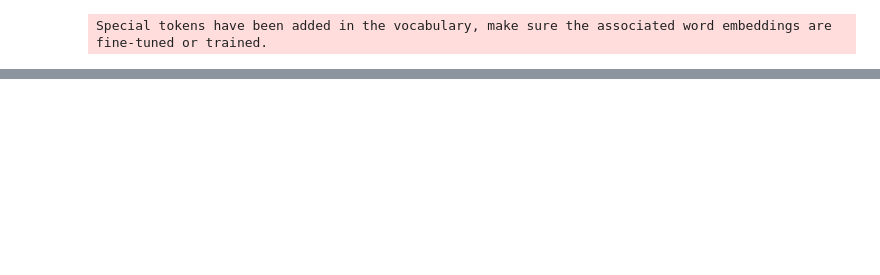
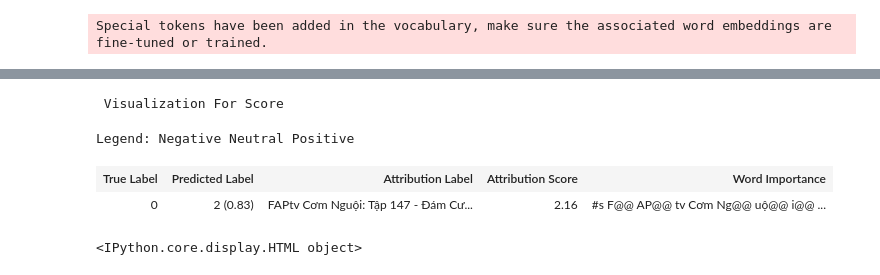
Before and after one commit to tu-leminh/Thesis2019, a Jupyter notebook: title_w_IG.ipynb, the cells around one changed output, grey strips where cells are left out. Drawn from its saved outputs; the diff is of its cells as text; code cells hidden in the pictures; blank space fills up the shorter version.

```diff
--- a/title_w_IG.ipynb
+++ b/title_w_IG.ipynb
@@ -264,0 +370,8 @@ Legend: Negative Neutral Positive
+# %%
+explain(1,text="FAPtv Cơm Nguội: Tập 147 - Đám Cưới Hương Và Đăng")
+# %% [output]
+ Visualization For Score
+Legend: Negative Neutral Positive
+| True Label | Predicted Label | Attribution Label | Attribution Score | Word Importance |
+| 0 | 2 (0.83) | FAPtv Cơm Nguội: Tập 147 - Đám Cư... | 2.16 | #s F@@ AP@@ tv Cơm Ng@@ uộ@@ i@@ ... |
+<IPython.core.display.HTML object>
```
Also changed, not shown: parts of 25 cells of this notebook, 1 other file.
